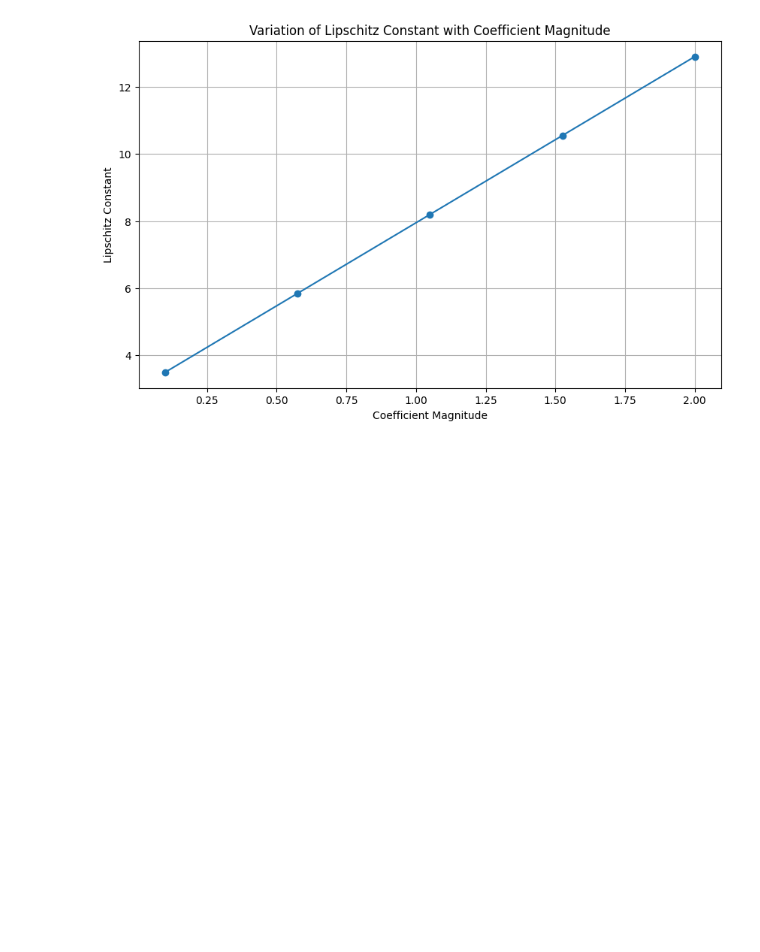
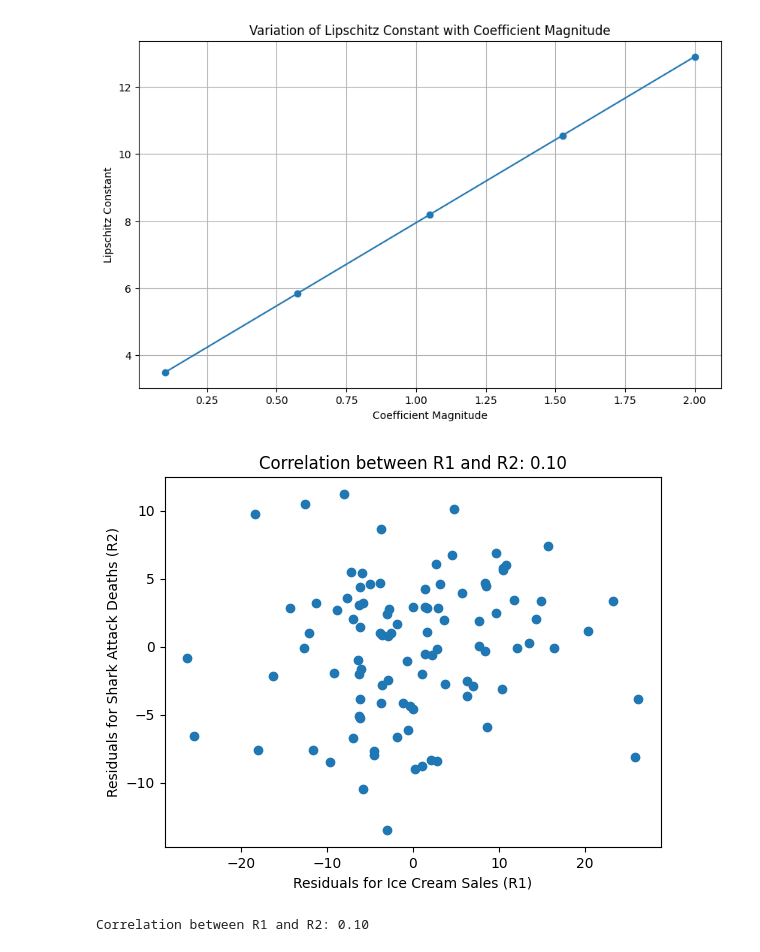
Before and after one commit to pmrai/gpt_share, a Jupyter notebook: test.ipynb, the cells around one changed output. Cells and saved outputs as stored; diff of their text form; code cells hidden in the pictures; blank space fills up the shorter version.

```diff
--- a/test.ipynb
+++ b/test.ipynb
@@ -1906,3 +1906,48 @@ pipeline = Pipeline([
 # Fit and use the pipeline as usual
 pipeline.fit(X_train, y_train)
 y_pred = pipeline.predict(X_test)  # Use your custom predictor for predictions
+# %%
+import pandas as pd
+import numpy as np
+import random
+import statsmodels.api as sm
+import matplotlib.pyplot as plt
+
+# Set a random seed for reproducibility
+random.seed(42)
+
+# Define the number of data points for the summer months
+n = 100
+
+# Generate synthetic data for temperature (X) during the summer
+X = np.random.uniform(70, 100, n)  # Random temperatures between 70°F and 100°F
+
+# Generate synthetic data for ice cream sales (Y1)
+Y1 = 50 + 2 * X + np.random.normal(0, 10, n)  # Y1 depends on X with some noise
+
+# Generate synthetic data for shark attack deaths (Y2)
+Y2 = 10 - 0.1 * X + np.random.normal(0, 5, n)  # Y2 depends on X with some noise
+
+# Run regression to predict Y1 from X and get residuals (R1)
+X_with_const = sm.add_constant(X)  # Add a constant term for the intercept
+model_Y1 = sm.OLS(Y1, X_with_const).fit()
+R1 = model_Y1.resid
+
+# Run regression to predict Y2 from X and get residuals (R2)
+model_Y2 = sm.OLS(Y2, X_with_const).fit()
+R2 = model_Y2.resid
+
+# Calculate the correlation between R1 and R2
+correlation = np.corrcoef(R1, R2)[0, 1]
+
+# Plot the residuals to visualize their correlation
+plt.scatter(R1, R2)
+plt.xlabel("Residuals for Ice Cream Sales (R1)")
+plt.ylabel("Residuals for Shark Attack Deaths (R2)")
+plt.title(f"Correlation between R1 and R2: {correlation:.2f}")
+plt.show()
+
+print(f"Correlation between R1 and R2: {correlation:.2f}")
+# %% [output]
+[figure, added]
+Correlation between R1 and R2: 0.10
```
Also changed, not shown: parts of 6 cells of this notebook.
